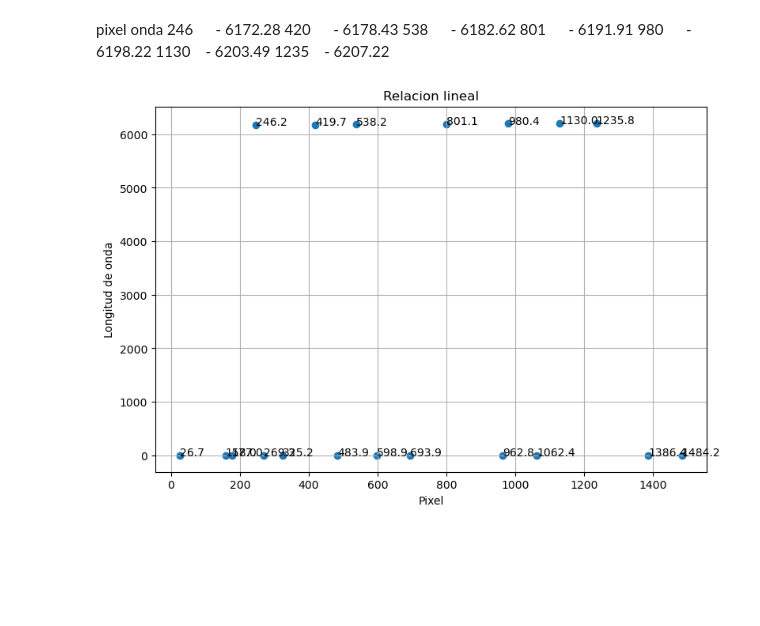
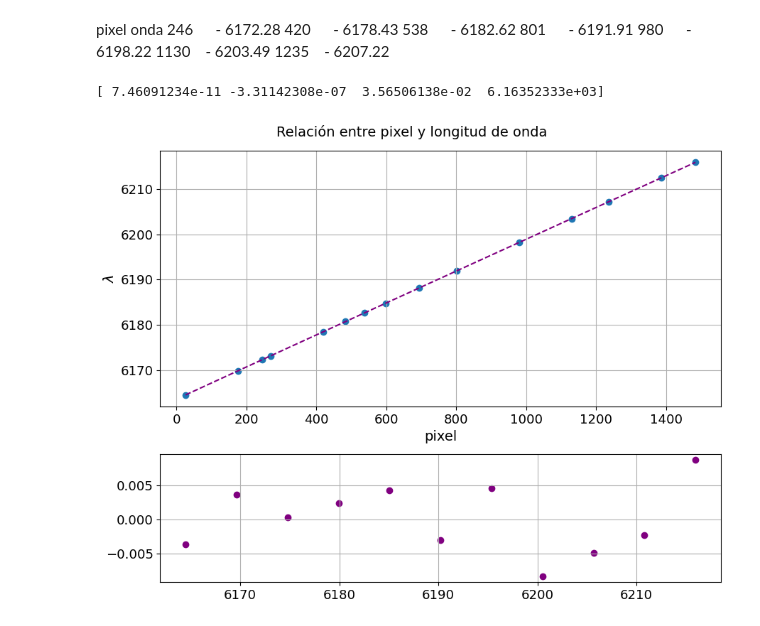
Before and after one commit to ccuellarn/Torium-Operation, a Jupyter notebook: Analisis.ipynb, the cells around one changed output. Saved outputs shown, nothing was run; the diff lists cells and outputs as text; code cells hidden in the pictures; blank space fills up the shorter version.

```diff
--- a/Analisis.ipynb
+++ b/Analisis.ipynb
@@ -120,16 +117,40 @@ pixel     onda
 980   - 6198.22
 1130  - 6203.49
 1235  - 6207.22
-# %%
-plt.figure(figsize=(9,6))
-plt.scatter(Datafit['Pixel'],Datafit['Catalogo longitud'])
-
-for i, label in enumerate(anotacionesfit):
-    plt.annotate(label, (Datafit['Pixel'][i], Datafit['Catalogo longitud'][i]-10))
-plt.title('Relacion lineal')
-plt.grid()
-plt.xlabel('Pixel')
-plt.ylabel('Longitud de onda')
-plt.show()
-# %% [output]
-[figure, removed]
+# %%
+param = np.polyfit(Datafit['Pixel'],Datafit['Catalogo longitud'], 3)
+_x = np.linspace(min(Datafit['Pixel']),max(Datafit['Pixel']),len(Datafit['Pixel']))
+ym = _x*_x*_x*param[0] + _x*_x*param[1] + _x*param[2] + param[3]
+res = []
+
+for i in range(0,14):
+    l = [1,5,12,14]
+    if i not in l:
+        ye = param[0]*Datafit['Pixel'][i]*Datafit['Pixel'][i]*Datafit['Pixel'][i] + param[1]*Datafit['Pixel'][i]*Datafit['Pixel'][i] + param[2]*Datafit['Pixel'][i] + param[3]
+        res.append(ye-Datafit['Catalogo longitud'][i])
+# %%
+#Gráfico con residuos
+fig1, axis1 = plt.subplots(2,1, figsize = (9, 7), gridspec_kw = {"height_ratios":[2, 1]})
+ax1 = axis1[0]
+ax2 = axis1[1]
+
+fig1.suptitle(r'Relación entre pixel y longitud de onda',fontsize=14)
+
+ax1.scatter(Datafit['Pixel'],Datafit['Catalogo longitud'])
+ax1.plot(_x,ym,'--',color='purple')
+ax1.set_ylabel(r"$\lambda$",fontsize=14)
+ax1.set_xlabel(r'pixel',fontsize=14)
+ax1.grid()
+ax1.tick_params(axis='both',labelsize=13)
+
+xres = np.linspace(min(Datafit['Catalogo longitud']),max(Datafit['Catalogo longitud']),11)
+ax2.scatter(xres,res,label = 'Residuos',color='purple')
+ax2.grid()
+ax2.tick_params(axis='both',labelsize=13)
+
+fig1.tight_layout()
+#plt.savefig('DvsV.pdf')
+print(param)
+# %% [output]
+[ 7.46091234e-11 -3.31142308e-07  3.56506138e-02  6.16352333e+03]
+[figure, added]
```
Also changed, not shown: parts of 3 cells of this notebook, 2 other files.
